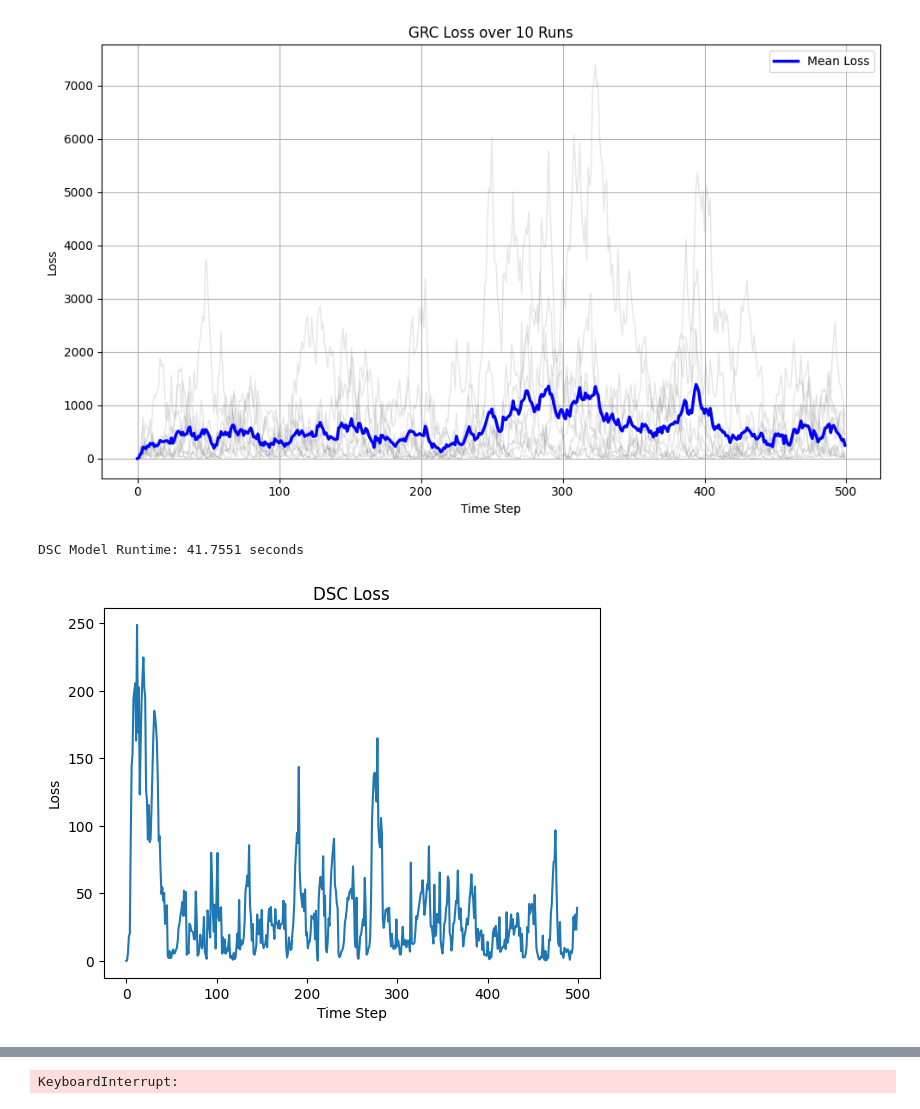
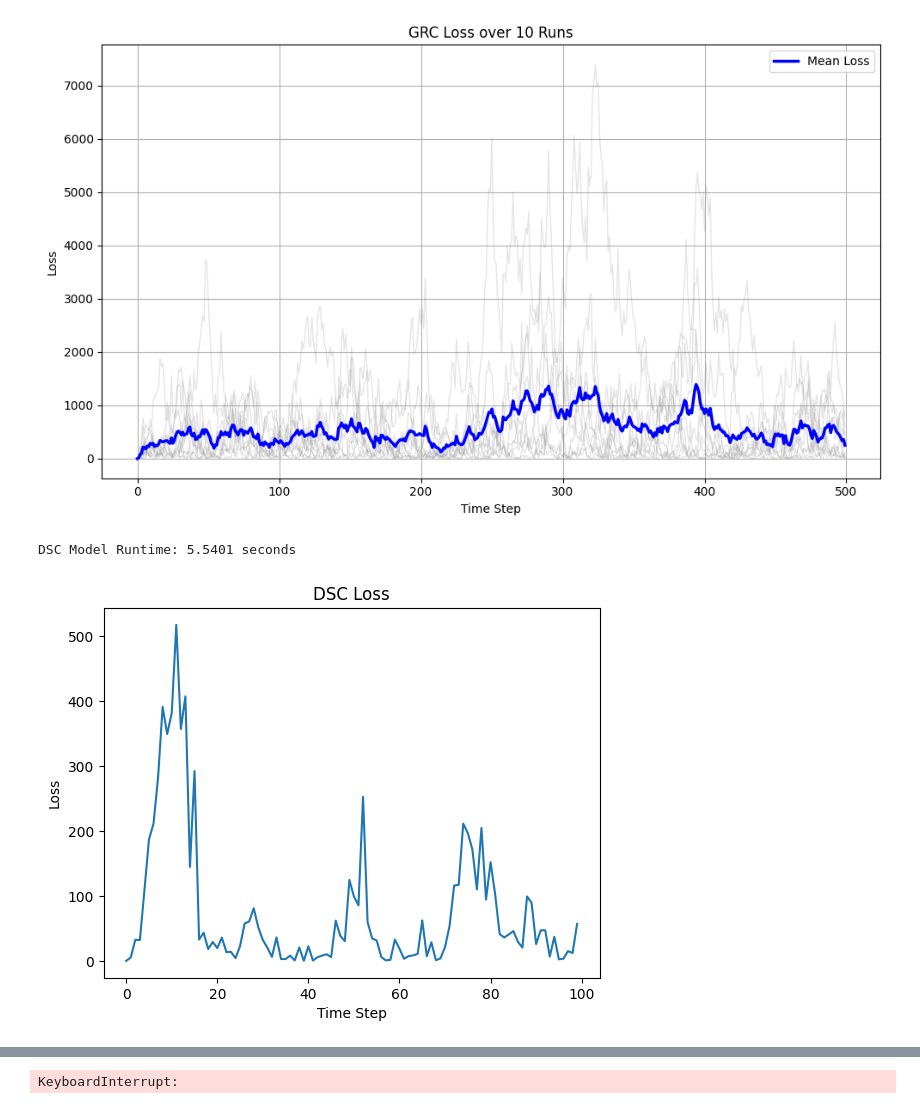
Before and after one commit to Sof0-0/spectral_control, a Jupyter notebook: tests_po_colab.ipynb, the cells around one changed output, grey strips where cells are left out. Saved outputs shown, nothing was run; the diff lists cells and outputs as text; code cells hidden in the pictures.

```diff
--- a/tests_po_colab.ipynb
+++ b/tests_po_colab.ipynb
@@ -201,34 +202,34 @@ H = h
 m = 10      # order of log T (for the new Hankel Matrix) (only way I can achieve "going down" if this is large
 M = m
 gamma = 0.2 # should be very small (less than 2/3 for marginally stable systems)
 eta =  0.001  # Step size
-T = 500
+T = 100
 
 
 dsc_po = DSC_New(A, B, C, Q, R, h, H, gamma, eta, T, name="DSC", nl=False)
 # dsc_po_nl = DSC_New(A, B, C, Q, R, h, H, gamma, eta, T, name="DSC", nl=True)
 # dsc_po_stu = DSC_PO_STU(A, B, C, Q, R, h, H, gamma, eta, T, name="DSC", nl=False)
 
 
 # DSC
 start_time = time.time()
 dsc_po.run()
 end_time = time.time()
 print(f"DSC Model Runtime: {end_time - start_time:.4f} seconds")
 
 # start_time = time.time()
 # dsc_po_nl.run()
 # end_time = time.time()
 # print(f"DSC NL Model Runtime: {end_time - start_time:.4f} seconds")
 
 
 plot_loss(dsc_po, "DSC Loss")
 # plot_loss(dsc_po_nl, "DSC NL Loss")
 # plot_loss(dsc_po_stu, "DSC STU Loss")
 # plot_loss(dosc_po_old, "DOSC Old Loss")
 # plot_loss(osc_nl, "OSC NL Loss")
 # plot_loss(osc_wstu, "OSC STU Loss")
 # %% [output]
-DSC Model Runtime: 41.7551 seconds
+DSC Model Runtime: 5.5401 seconds
-[figure, old version]
+[figure, new version]
 # %%
```
Also changed, not shown: parts of 8 cells of this notebook.
